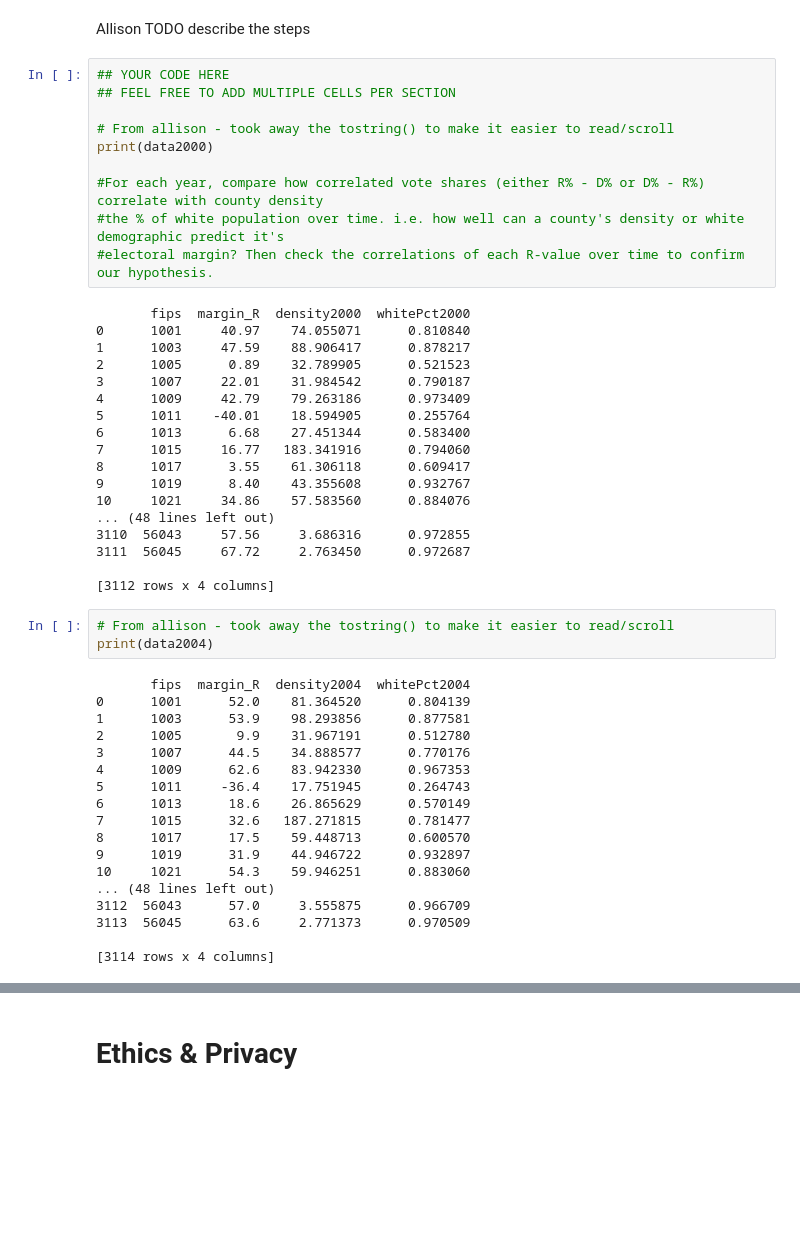
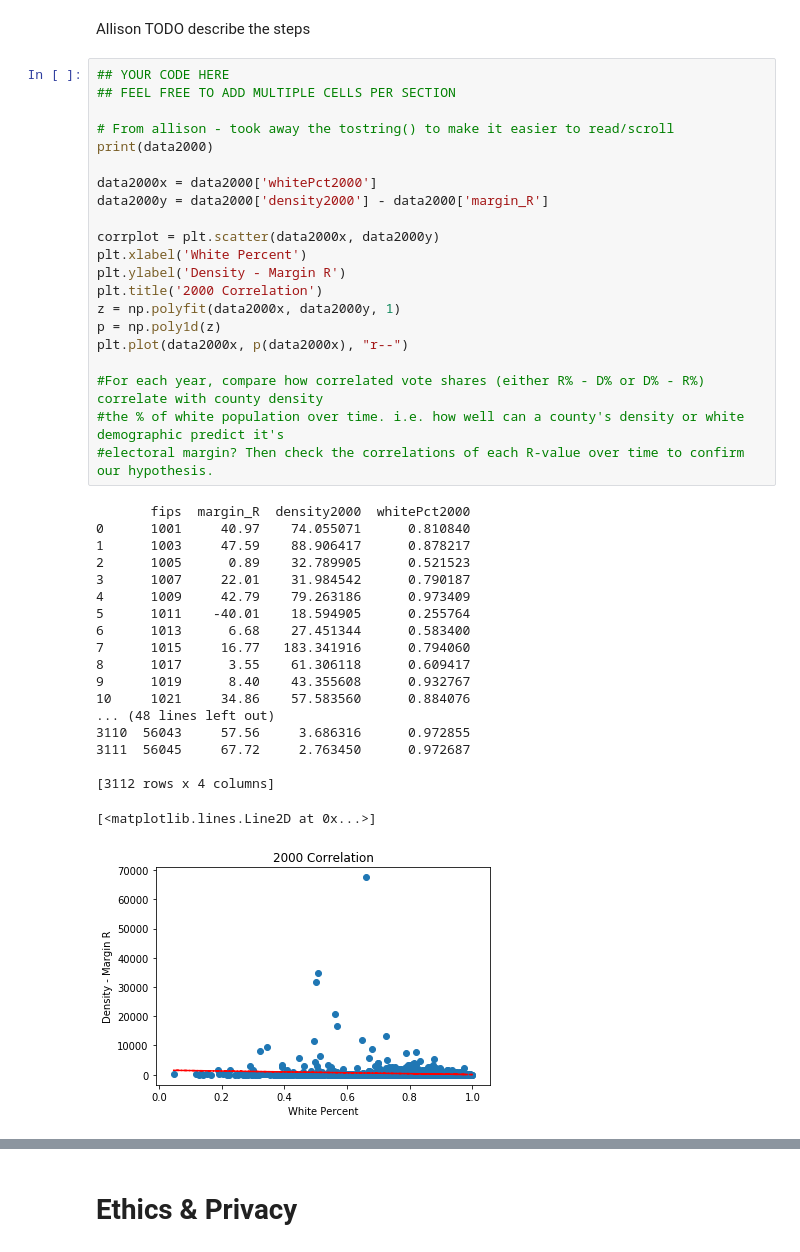
Before and after one commit to GiacomoPuccini/COGS108_Repo, a Jupyter notebook: FinalProject.ipynb, the cells around one changed output, grey strips where cells are left out. Saved outputs shown, nothing was run; the diff lists cells and outputs as text; blank space fills up the shorter version.

Commit message:
Nancy made graphs

```diff
--- a/FinalProject.ipynb
+++ b/FinalProject.ipynb
@@ -329,49 +330,41 @@ Allison TODO describe the steps
 # %%
 ## YOUR CODE HERE
 ## FEEL FREE TO ADD MULTIPLE CELLS PER SECTION
 
 # From allison - took away the tostring() to make it easier to read/scroll
 print(data2000)
 
+data2000x = data2000['whitePct2000']
+data2000y = data2000['density2000'] - data2000['margin_R']
+
+corrplot = plt.scatter(data2000x, data2000y)
+plt.xlabel('White Percent')
+plt.ylabel('Density - Margin R')
+plt.title('2000 Correlation')
+z = np.polyfit(data2000x, data2000y, 1)
+p = np.poly1d(z)
+plt.plot(data2000x, p(data2000x), "r--")
+
 #For each year, compare how correlated vote shares (either R% - D% or D% - R%) correlate with county density
 #the % of white population over time. i.e. how well can a county's density or white demographic predict it's
 #electoral margin? Then check the correlations of each R-value over time to confirm our hypothesis.
 # %% [output]
        fips  margin_R  density2000  whitePct2000
 0      1001     40.97    74.055071      0.810840
 1      1003     47.59    88.906417      0.878217
 2      1005      0.89    32.789905      0.521523
 3      1007     22.01    31.984542      0.790187
 4      1009     42.79    79.263186      0.973409
 5      1011    -40.01    18.594905      0.255764
 6      1013      6.68    27.451344      0.583400
 7      1015     16.77   183.341916      0.794060
 8      1017      3.55    61.306118      0.609417
 9      1019      8.40    43.355608      0.932767
 10     1021     34.86    57.583560      0.884076
 ... (48 lines left out)
 3110  56043     57.56     3.686316      0.972855
 3111  56045     67.72     2.763450      0.972687
 
 [3112 rows x 4 columns]
+[<matplotlib.lines.Line2D at 0x...>]
+[figure, added]
-# %%
-# From allison - took away the tostring() to make it easier to read/scroll
-print(data2004)
-# %% [output]
-       fips  margin_R  density2004  whitePct2004
-0      1001      52.0    81.364520      0.804139
-1      1003      53.9    98.293856      0.877581
-2      1005       9.9    31.967191      0.512780
-3      1007      44.5    34.888577      0.770176
-4      1009      62.6    83.942330      0.967353
-5      1011     -36.4    17.751945      0.264743
-6      1013      18.6    26.865629      0.570149
-7      1015      32.6   187.271815      0.781477
-8      1017      17.5    59.448713      0.600570
-9      1019      31.9    44.946722      0.932897
-10     1021      54.3    59.946251      0.883060
-... (48 lines left out)
-3112  56043      57.0     3.555875      0.966709
-3113  56045      63.6     2.771373      0.970509
-
-[3114 rows x 4 columns]
```
Also changed, not shown: parts of 10 cells of this notebook.
